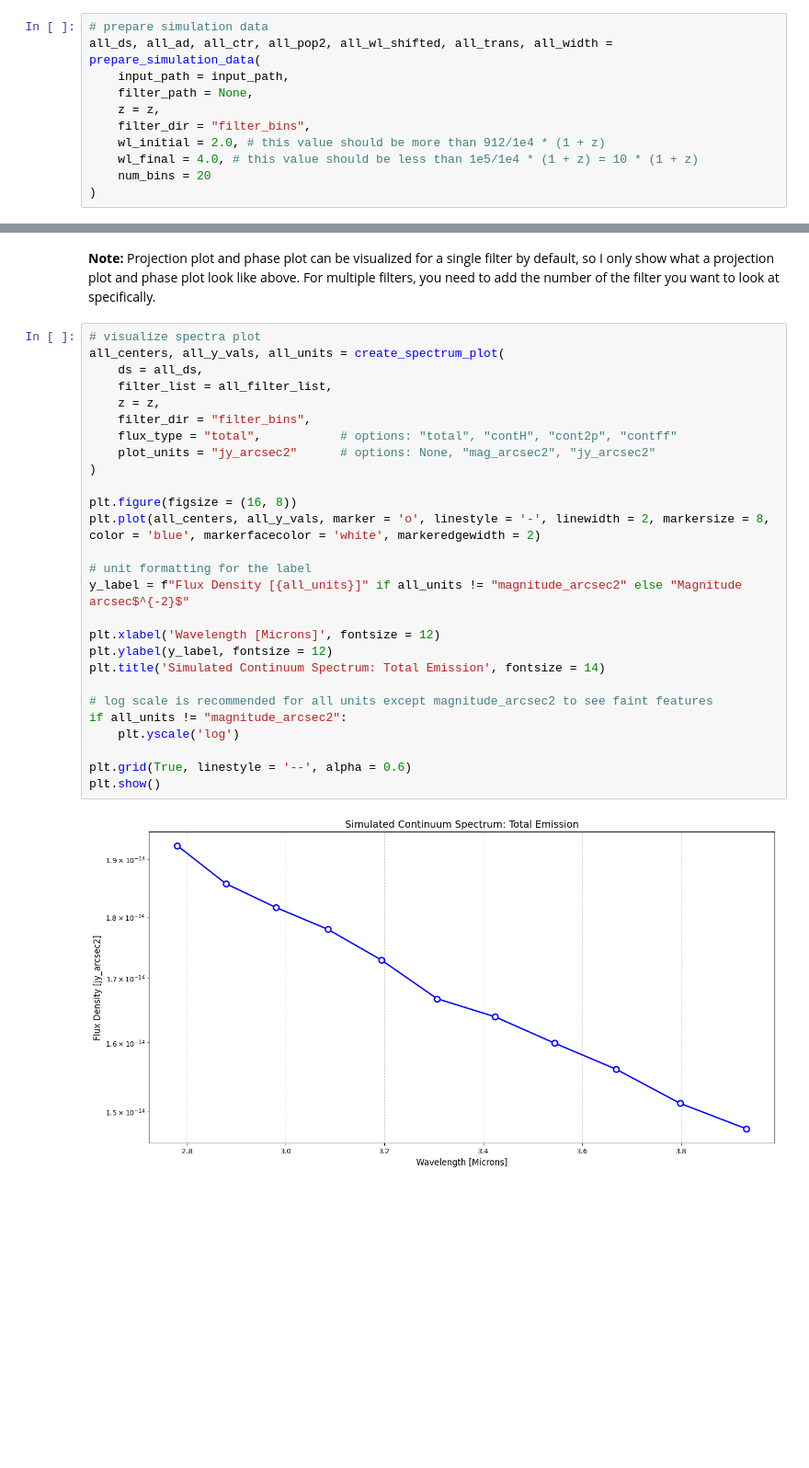
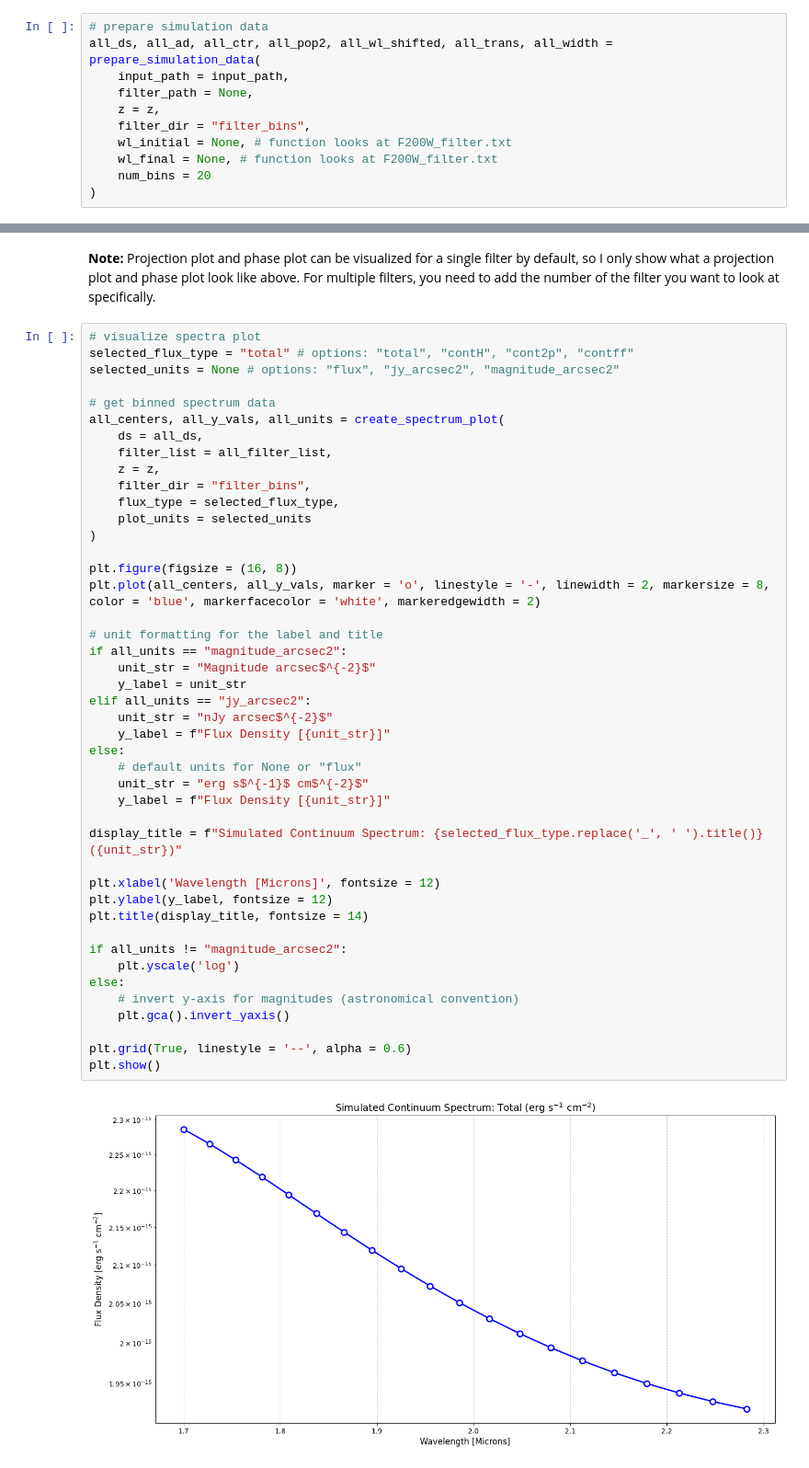
Before and after one commit to Patsrnpt/YT-Simulation, a Jupyter notebook: visualization_example.ipynb, the cells around one changed output, grey strips where cells are left out. Shown at 92% size. Cells and saved outputs as stored; diff of their text form; blank space fills up the shorter version.

```diff
--- a/visualization_example.ipynb
+++ b/visualization_example.ipynb
@@ -140,8 +138,8 @@ all_ds, all_ad, all_ctr, all_pop2, all_wl_shifted, all_trans, all_width = prepar
     filter_path = None,
     z = z,
     filter_dir = "filter_bins",
-    wl_initial = 2.0, # this value should be more than 912/1e4 * (1 + z)
-    wl_final = 4.0, # this value should be less than 1e5/1e4 * (1 + z) = 10 * (1 + z)
+    wl_initial = None, # function looks at F200W_filter.txt
+    wl_final = None, # function looks at F200W_filter.txt
     num_bins = 20
 )
 # %% [output]
@@ -301,30 +299,47 @@ Filter list: ['01', '02', '03', '04', '05', '06', '07', '08', '09', '10', '11',
 **Note:** Projection plot and phase plot can be visualized for a single filter by default, so I only show what a projection plot and phase plot look like above. For multiple filters, you need to add the number of the filter you want to look at specifically.
 # %%
 # visualize spectra plot
+selected_flux_type = "total" # options: "total", "contH", "cont2p", "contff"
+selected_units = None # options: "flux", "jy_arcsec2", "magnitude_arcsec2"
+
+# get binned spectrum data
 all_centers, all_y_vals, all_units = create_spectrum_plot(
     ds = all_ds,
     filter_list = all_filter_list,
     z = z,
     filter_dir = "filter_bins",
-    flux_type = "total",           # options: "total", "contH", "cont2p", "contff"
-    plot_units = "jy_arcsec2"      # options: None, "mag_arcsec2", "jy_arcsec2"
+    flux_type = selected_flux_type,
+    plot_units = selected_units
 )
 
 plt.figure(figsize = (16, 8))
 plt.plot(all_centers, all_y_vals, marker = 'o', linestyle = '-', linewidth = 2, markersize = 8, color = 'blue', markerfacecolor = 'white', markeredgewidth = 2)
 
-# unit formatting for the label
-y_label = f"Flux Density [{all_units}]" if all_units != "magnitude_arcsec2" else "Magnitude arcsec$^{-2}$"
+# unit formatting for the label and title
+if all_units == "magnitude_arcsec2":
+    unit_str = "Magnitude arcsec$^{-2}$"
+    y_label = unit_str
+elif all_units == "jy_arcsec2":
+    unit_str = "nJy arcsec$^{-2}$"
+    y_label = f"Flux Density [{unit_str}]"
+else:
+    # default units for None or "flux"
+    unit_str = "erg s$^{-1}$ cm$^{-2}$"
+    y_label = f"Flux Density [{unit_str}]"
+
+display_title = f"Simulated Continuum Spectrum: {selected_flux_type.replace('_', ' ').title()} ({unit_str})"
 
 plt.xlabel('Wavelength [Microns]', fontsize = 12)
 plt.ylabel(y_label, fontsize = 12)
-plt.title('Simulated Continuum Spectrum: Total Emission', fontsize = 14)
+plt.title(display_title, fontsize = 14)
 
-# log scale is recommended for all units except magnitude_arcsec2 to see faint features
 if all_units != "magnitude_arcsec2":
     plt.yscale('log')
+else:
+    # invert y-axis for magnitudes (astronomical convention)
+    plt.gca().invert_yaxis()
 
 plt.grid(True, linestyle = '--', alpha = 0.6)
 plt.show()
 # %% [output]
-[figure, old version]
+[figure, new version]
```
Also changed, not shown: parts of 7 cells of this notebook, 4 other files.
